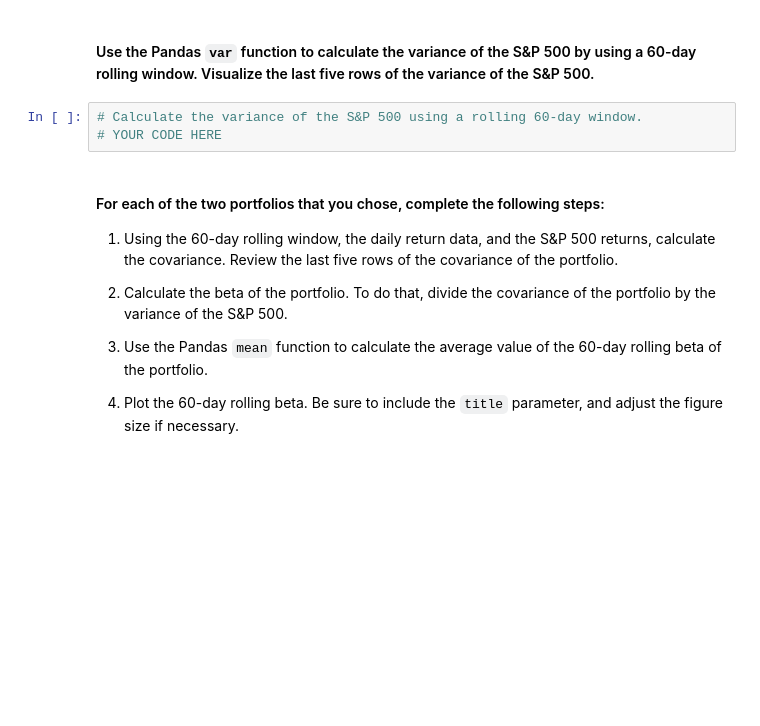
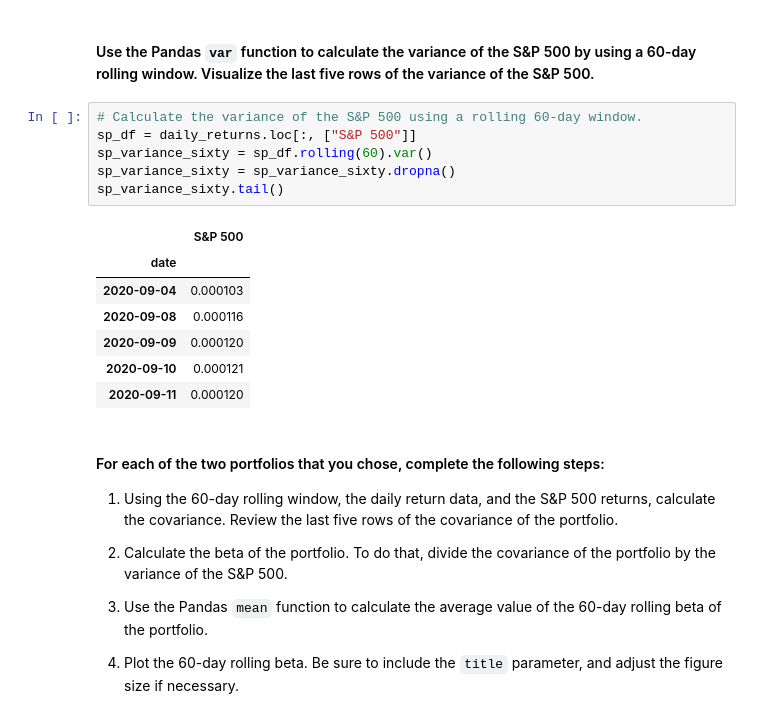
Before and after one commit to kheller18/retirement-portfolio-planning, a Jupyter notebook: risk_return_analysis.ipynb, the cells around one changed output. Saved outputs shown, nothing was run; the diff lists cells and outputs as text; blank space fills up the shorter version.

Commit message:
variance and 2 funds selected

```diff
--- a/risk_return_analysis.ipynb
+++ b/risk_return_analysis.ipynb
@@ -366,7 +366,18 @@ Your analysis is nearing completion. Now, you need to evaluate how the portfolio
 #### Use the Pandas `var` function to calculate the variance of the S&P 500 by using a 60-day rolling window. Visualize the last five rows of the variance of the S&P 500.
 # %%
 # Calculate the variance of the S&P 500 using a rolling 60-day window.
-# YOUR CODE HERE
+sp_df = daily_returns.loc[:, ["S&P 500"]]
+sp_variance_sixty = sp_df.rolling(60).var()
+sp_variance_sixty = sp_variance_sixty.dropna()
+sp_variance_sixty.tail()
+# %% [output]
+|  | S&P 500 |
+| date |  |
+| 2020-09-04 | 0.000103 |
+| 2020-09-08 | 0.000116 |
+| 2020-09-09 | 0.000120 |
+| 2020-09-10 | 0.000121 |
+| 2020-09-11 | 0.000120 |
 # %% [markdown]
 #### For each of the two portfolios that you chose, complete the following steps:
 
```
Also changed, not shown: parts of 1 cell of this notebook.
